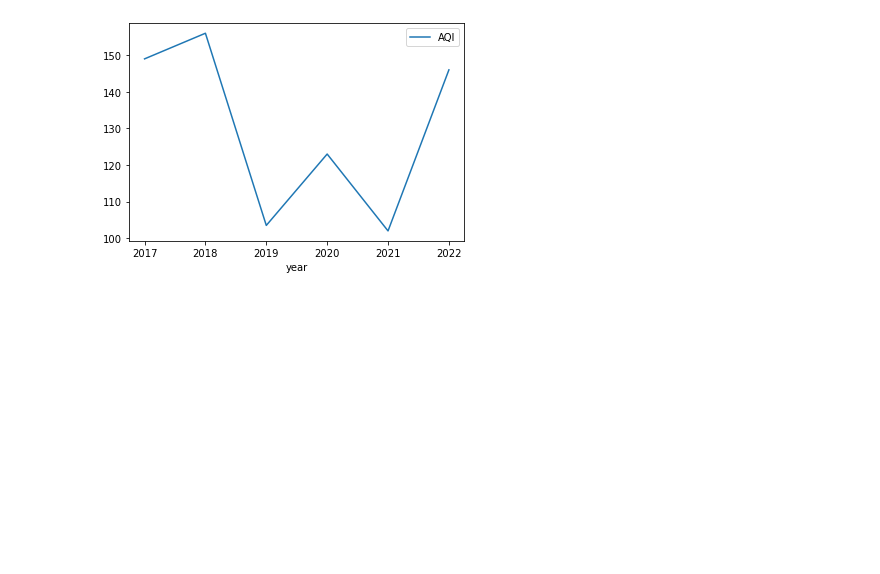
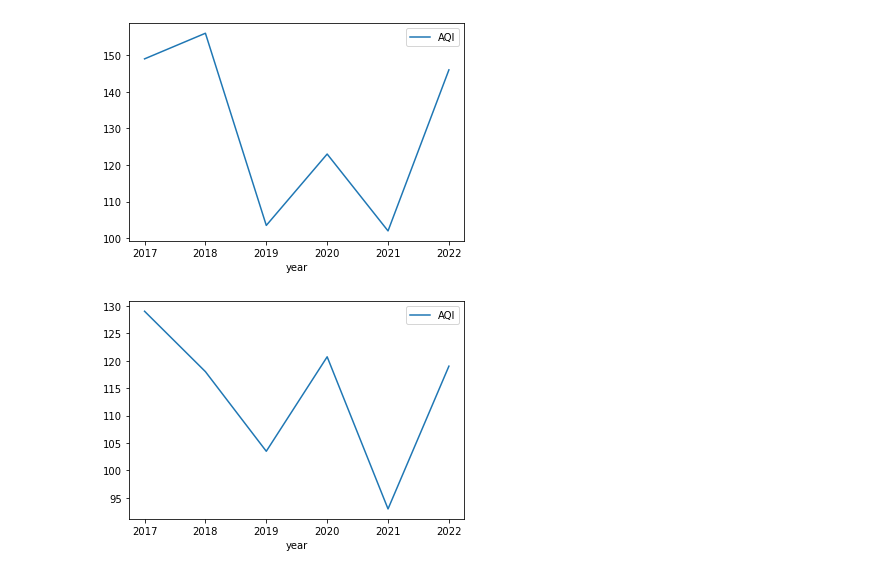
Before and after one commit to danileahacker/Air-Quality-in-Hyderabad-Pollution-Analysis, a Jupyter notebook: pollution_eda.ipynb, the cells around one changed output. Drawn from its saved outputs; the diff is of its cells as text; code cells hidden in the pictures; blank space fills up the shorter version.

```diff
--- a/pollution_eda.ipynb
+++ b/pollution_eda.ipynb
@@ -205,3 +205,8 @@ Interesting that 2020 claims the highest amount of months that were considered a
 aqi.loc[aqi.month == 'Jan'].plot(x='year', y='AQI');
 # %% [output]
 [figure]
+# %%
+# zoom in on Feb
+aqi.loc[aqi.month == 'Feb'].plot(x='year', y='AQI');
+# %% [output]
+[figure, added]
```
Also changed, not shown: parts of 11 cells of this notebook.
